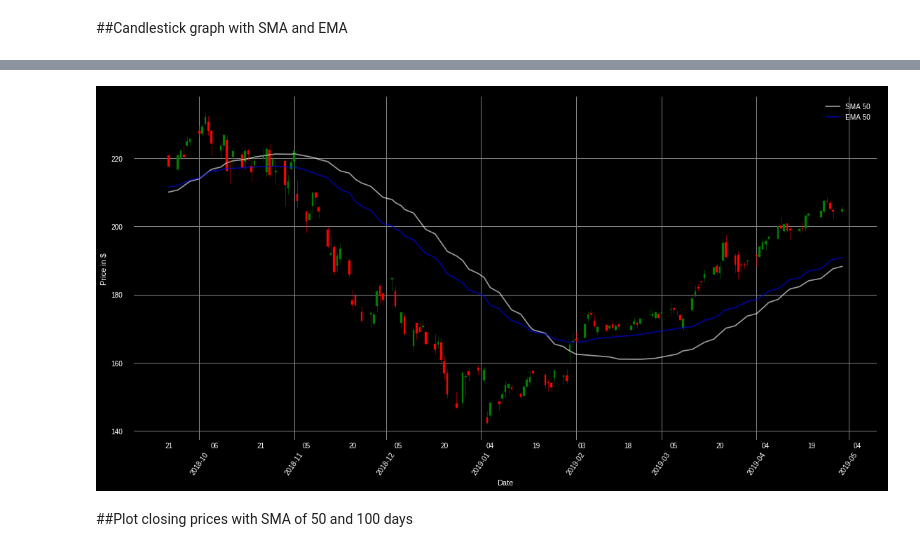
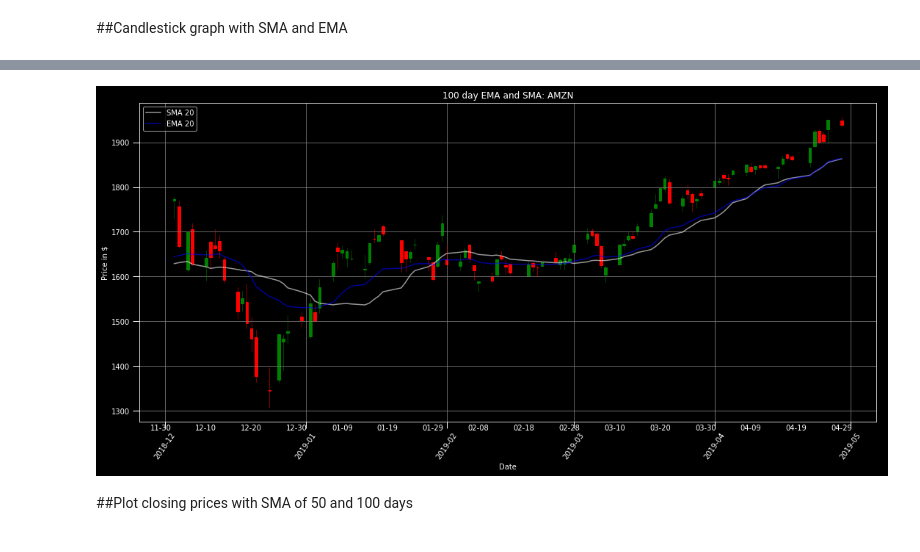
Before and after one commit to nicknovoa03/Stock-trader, a Jupyter notebook: analysis.ipynb, the cells around one changed output, grey strips where cells are left out. Cells and saved outputs as stored; diff of their text form; code cells hidden in the pictures.

Commit message:
Added graph title

```diff
--- a/analysis.ipynb
+++ b/analysis.ipynb
@@ -123,8 +124,9 @@ plt.style.use('dark_background')
 
 
 #symbol and period of time to display
-symbol = 'AAPL'
-period = 150
+symbol = 'AMZN'
+period = 100
+title = str(period) + ' day EMA and SMA: '+ symbol
 
 #take respective stock info
 df = dfdic[symbol].tail(period).copy()
@@ -139,41 +141,42 @@ ohlc= df[['Date', 'Open', 'High', 'Low','Close']].copy()
 #get last n days
 ohlc.tail(period)
 
 #create ploting area
-f1, ax = plt.subplots(figsize = (19,9))
+f1, ax = plt.subplots(figsize = (18,8))
 
 #set xaxis label
 ax.xaxis.set_major_formatter(mdates.DateFormatter('%Y-%m'))
-ax.xaxis.set_minor_formatter(mdates.DateFormatter('%d'))
+ax.xaxis.set_minor_formatter(mdates.DateFormatter('%m-%d'))
 ax.xaxis.set_major_locator(mdates.MonthLocator(interval=1))
-ax.xaxis.set_minor_locator(mdates.DayLocator(interval=15))
+ax.xaxis.set_minor_locator(mdates.DayLocator(interval=10))
 
 ax.tick_params(which='major',width=1.0, length=9)
 ax.tick_params(which='minor',width=.75, length=0)
 
 #get SMA and EMA from Dictionary
-ohlc['SMA 50'] = sma50[symbol].tail(period).values
-ohlc['EMA 50'] = ema50[symbol].tail(period).values
+ohlc['SMA 20'] = sma20[symbol].tail(period).values
+ohlc['EMA 20'] = ema20[symbol].tail(period).values
 
 #plot EMA and SMA
-ax.plot(ohlc['Date'], ohlc['SMA 50'], color='w', label='SMA 50', alpha=.6)
-ax.plot(ohlc['Date'], ohlc['EMA 50'], color='b', label='EMA 50', alpha=.6)
+ax.plot(ohlc['Date'], ohlc['SMA 20'], color='w', label='SMA 20', alpha=.6)
+ax.plot(ohlc['Date'], ohlc['EMA 20'], color='b', label='EMA 20', alpha=.6)
 
 #plot OHLC
 candlestick_ohlc(ax, ohlc.values, width=0.6, colorup='g',colordown='r')
 
 #legend and axis names
 ax.legend(loc='best')
 ax.set_ylabel('Price in $')
 ax.set_xlabel('Date')
 
 #show grid
 ax.grid(color='grey')
 
 plt.xticks(rotation=55)
+plt.title(title)
 plt.show()
 # %% [output]
-[figure, old version]
+[figure, new version]
 # %% [markdown]
 ##Plot closing prices with SMA of 50 and 100 days
 # %%
```
Also changed, not shown: parts of 3 cells of this notebook.
